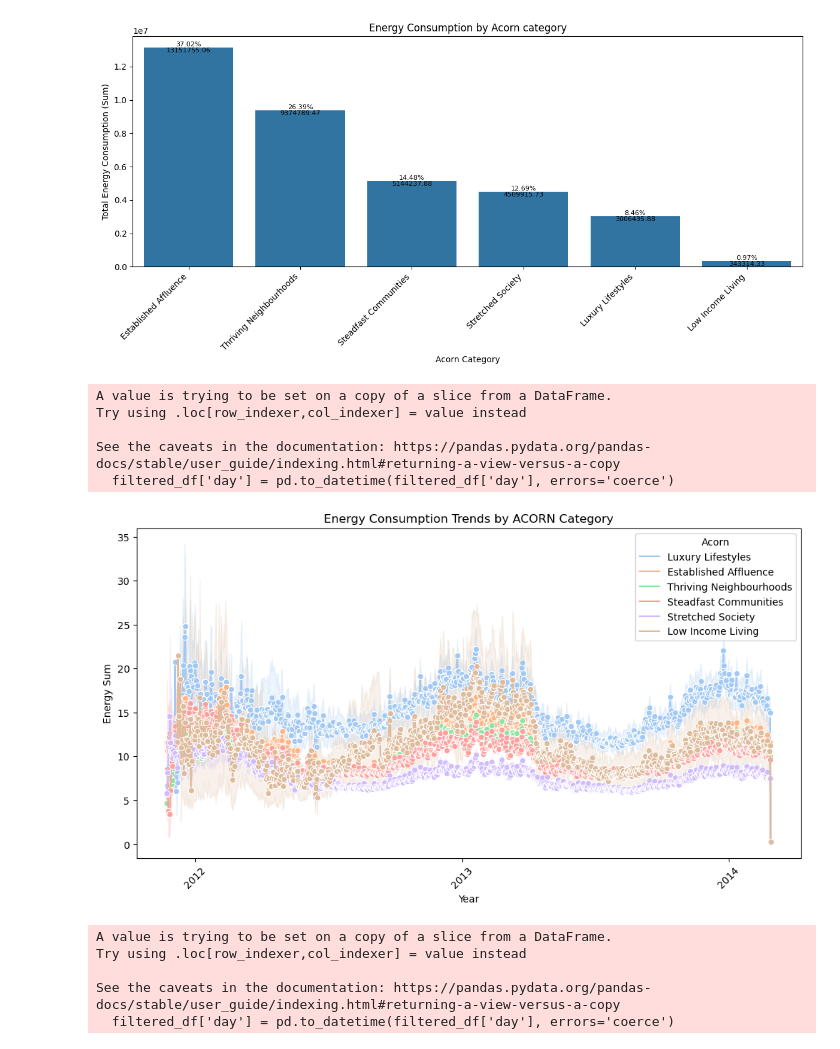
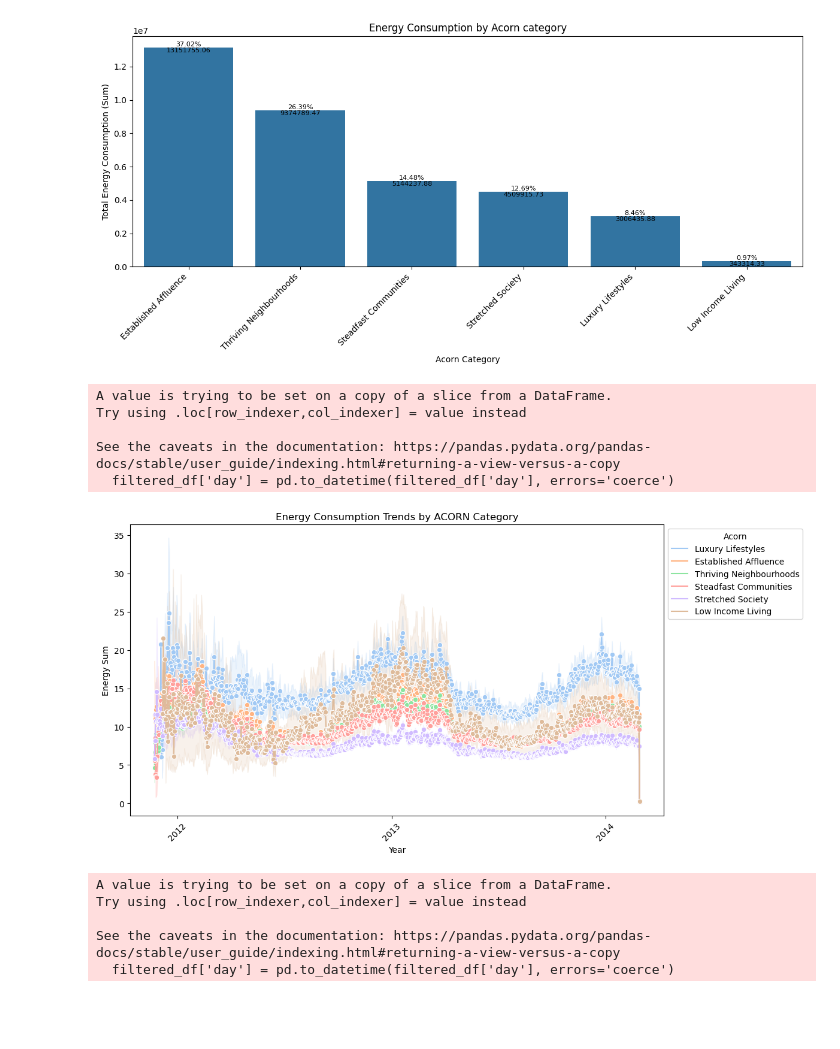
Before and after one commit to shanniekwok/IS459-G1T7, a Jupyter notebook: 2.1 Internal Factors Analysis.ipynb, the cells around one changed output. Cells and saved outputs as stored; diff of their text form; code cells hidden in the pictures; blank space fills up the shorter version.

```diff
--- a/2.1 Internal Factors Analysis.ipynb
+++ b/2.1 Internal Factors Analysis.ipynb
@@ -848,36 +848,38 @@ plt.show()
 # %%
 # Ensure 'day' is a datetime object
 filtered_df['day'] = pd.to_datetime(filtered_df['day'], errors='coerce')
 
 # Set figure size
 plt.figure(figsize=(12, 6))
 
 # Plot each Acorn separately with pastel colors
 sns.lineplot(data=filtered_df, x='day', y='energy_sum', hue='Acorn Category', marker='o', palette='pastel')
 
 # Labels and title
 plt.xlabel("Year")
 plt.ylabel("Energy Sum")
 plt.title("Energy Consumption Trends by ACORN Category")
 
-# Format x-axis to show only the year (e.g., 2011, 2012, etc.)
+# Format x-axis to show only the year
 ax = plt.gca()
 ax.xaxis.set_major_locator(mdates.YearLocator())  # Set major ticks to every year
 ax.xaxis.set_major_formatter(mdates.DateFormatter('%Y'))  # Format as "YYYY"
 
 # Rotate labels for better readability
 plt.xticks(rotation=45)
 
-plt.legend(title="Acorn")
+# Move legend outside
+plt.legend(title="Acorn", bbox_to_anchor=(1, 1), loc='upper left')
 
+plt.tight_layout()  # Adjust layout to prevent overlap
 plt.show()
 # %% [output]
 A value is trying to be set on a copy of a slice from a DataFrame.
 Try using .loc[row_indexer,col_indexer] = value instead
 
 See the caveats in the documentation: https://pandas.pydata.org/pandas-docs/stable/user_guide/indexing.html#returning-a-view-versus-a-copy
   filtered_df['day'] = pd.to_datetime(filtered_df['day'], errors='coerce')
-[figure, old version]
+[figure, new version]
 # %%
 # Ensure 'day' is a datetime object
 filtered_df['day'] = pd.to_datetime(filtered_df['day'], errors='coerce')
```
Also changed, not shown: parts of 2 cells of this notebook.
